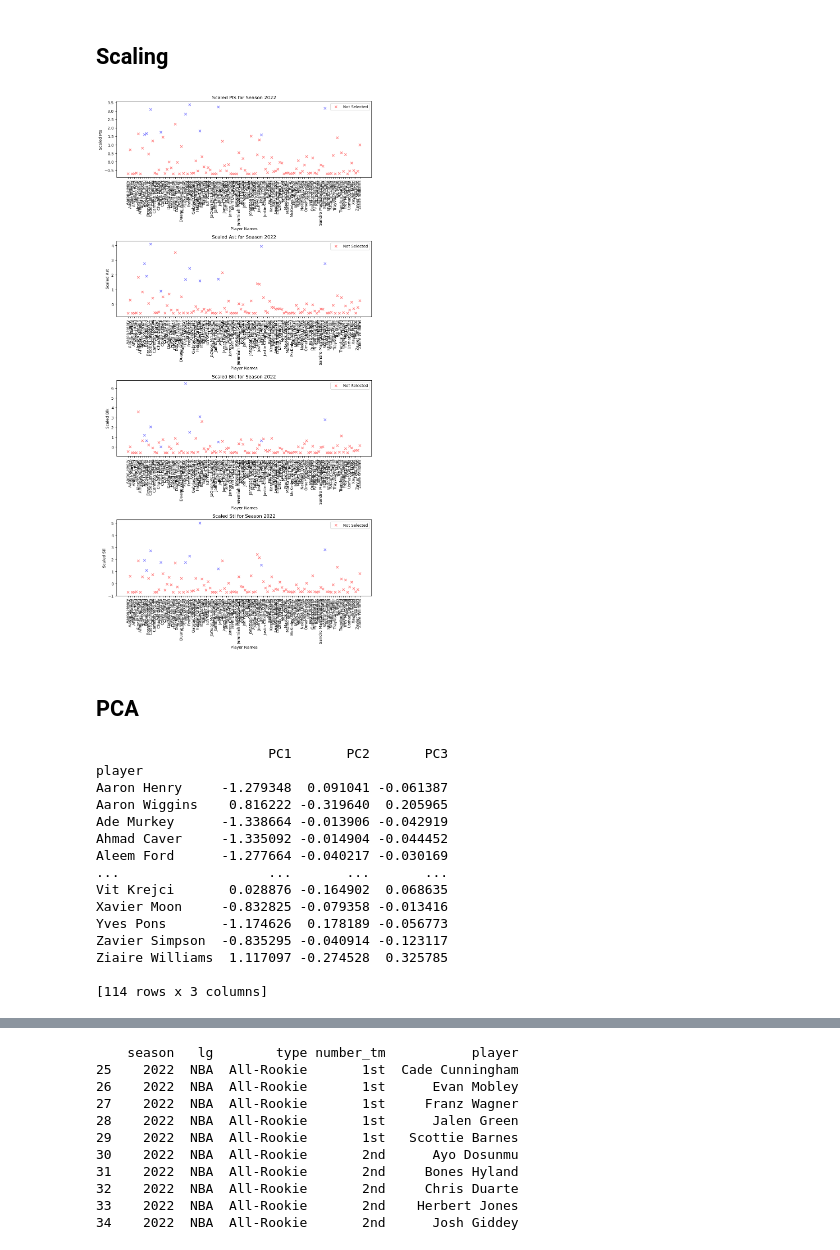
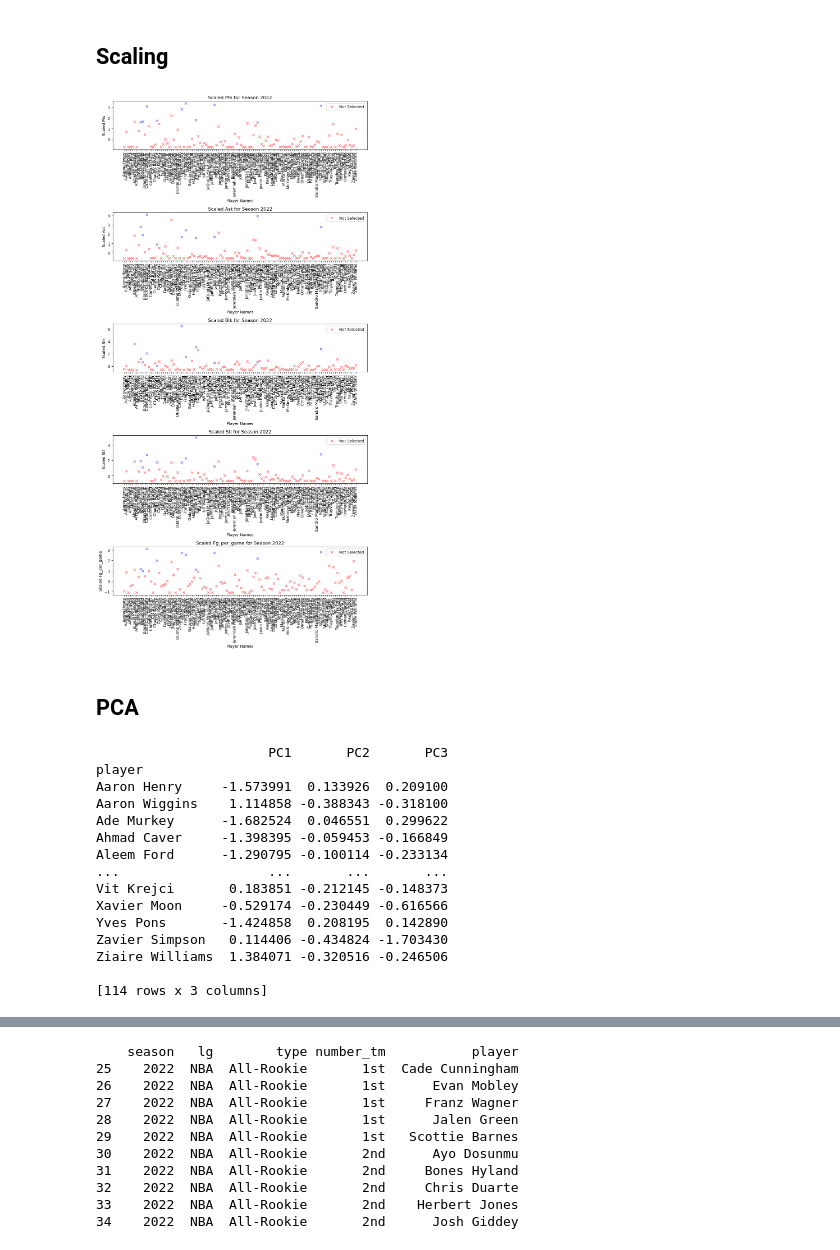
Before and after one commit to Matthew4335/MLProject, a Jupyter notebook: ProjectCode/projectcode-checkpoint.ipynb, the cells around one changed output, grey strips where cells are left out. Drawn from its saved outputs; the diff is of its cells as text; code cells hidden in the pictures.

```diff
--- a/ProjectCode/projectcode-checkpoint.ipynb
+++ b/ProjectCode/projectcode-checkpoint.ipynb
@@ -196,60 +196,67 @@ player_stats_with_rookie_selection = pd.merge(
     how='left',
     on=['player', 'season'],
     indicator=True  # Adds a column '_merge' indicating the source of each row
 )
 player_stats_with_rookie_selection['selected_for_all_rookie'] = player_stats_with_rookie_selection['_merge'] == 'both'
 
 visual_data_2022 = player_stats_with_rookie_selection[player_stats_with_rookie_selection['season'] == 2022]
 
-adjusted_stats_columns = ['pts', 'ast', 'blk', 'stl']
+visual_data_2021 = player_stats_with_rookie_selection[player_stats_with_rookie_selection['season'] == 2021]
+
+adjusted_stats_columns = ['pts', 'ast', 'blk', 'stl', 'fg_per_game']
 
 scaler = StandardScaler()
 scaled_stats_2022 = scaler.fit_transform(visual_data_2022[adjusted_stats_columns])
 scaled_stats_df_2022 = pd.DataFrame(scaled_stats_2022, columns=adjusted_stats_columns, index=visual_data_2022.index)
 visual_data_2022.loc[:, adjusted_stats_columns] = scaled_stats_df_2022
+
+scaler = StandardScaler()
+scaled_stats_2021 = scaler.fit_transform(visual_data_2021[adjusted_stats_columns])
+scaled_stats_df_2021 = pd.DataFrame(scaled_stats_2021, columns=adjusted_stats_columns, index=visual_data_2021.index)
+visual_data_2021.loc[:, adjusted_stats_columns] = scaled_stats_df_2021
 
 colors = ['blue' if x else 'red' for x in visual_data_2022['selected_for_all_rookie']]
 
 fig, axs = plt.subplots(len(adjusted_stats_columns), figsize=(10, 20))
 
 for i, stat in enumerate(adjusted_stats_columns):
     axs[i].scatter(visual_data_2022['player'], visual_data_2022[stat], c=colors, marker='x', alpha=0.5)
     axs[i].set_title(f'Scaled {stat.capitalize()} for Season 2022')
     axs[i].set_xlabel('Player Names')
     axs[i].set_ylabel(f'Scaled {stat.capitalize()}')
     axs[i].legend(["Not Selected", "Selected"], loc="best")
     axs[i].tick_params(axis='x', rotation=90)
 
 
 plt.tight_layout()
 plt.show()
 # %% [output]
-[figure, old version]
+[figure, new version]
 # %% [markdown]
 ## PCA
 # %%
 from sklearn.decomposition import PCA
 # %%
-adjusted_stats_columns = ['player', 'pts', 'ast', 'blk', 'stl']
+adjusted_stats_columns = ['player', 'pts', 'ast', 'blk', 'stl', 'fg_per_game']
 data_2022_scaled = visual_data_2022.loc[:, adjusted_stats_columns]
 df = data_2022_scaled.set_index('player')
 pca = PCA(0.95, svd_solver='full')
 pca_data = pca.fit_transform(df)
-pca_df = pd.DataFrame(data=pca_data, columns=[f'PC{i}' for i in range(1, pca.n_components_ + 1)], index=df.index)
-print(pca_df)
+pca_df_2022 = pd.DataFrame(data=pca_data, columns=[f'PC{i}' for i in range(1, pca.n_components_ + 1)], index=df.index)
+print(pca_df_2022)
 # %% [output]
                       PC1       PC2       PC3
 player
-Aaron Henry     -1.279348  0.091041 -0.061387
-Aaron Wiggins    0.816222 -0.319640  0.205965
-Ade Murkey      -1.338664 -0.013906 -0.042919
-Ahmad Caver     -1.335092 -0.014904 -0.044452
-Aleem Ford      -1.277664 -0.040217 -0.030169
+Aaron Henry     -1.573991  0.133926  0.209100
+Aaron Wiggins    1.114858 -0.388343 -0.318100
+Ade Murkey      -1.682524  0.046551  0.299622
+Ahmad Caver     -1.398395 -0.059453 -0.166849
+Aleem Ford      -1.290795 -0.100114 -0.233134
 ...                   ...       ...       ...
-Vit Krejci       0.028876 -0.164902  0.068635
-Xavier Moon     -0.832825 -0.079358 -0.013416
-Yves Pons       -1.174626  0.178189 -0.056773
-Zavier Simpson  -0.835295 -0.040914 -0.123117
-Ziaire Williams  1.117097 -0.274528  0.325785
+Vit Krejci       0.183851 -0.212145 -0.148373
+Xavier Moon     -0.529174 -0.230449 -0.616566
+Yves Pons       -1.424858  0.208195  0.142890
+Zavier Simpson   0.114406 -0.434824 -1.703430
+Ziaire Williams  1.384071 -0.320516 -0.246506
 
 [114 rows x 3 columns]
```
Also changed, not shown: parts of 10 cells of this notebook.
